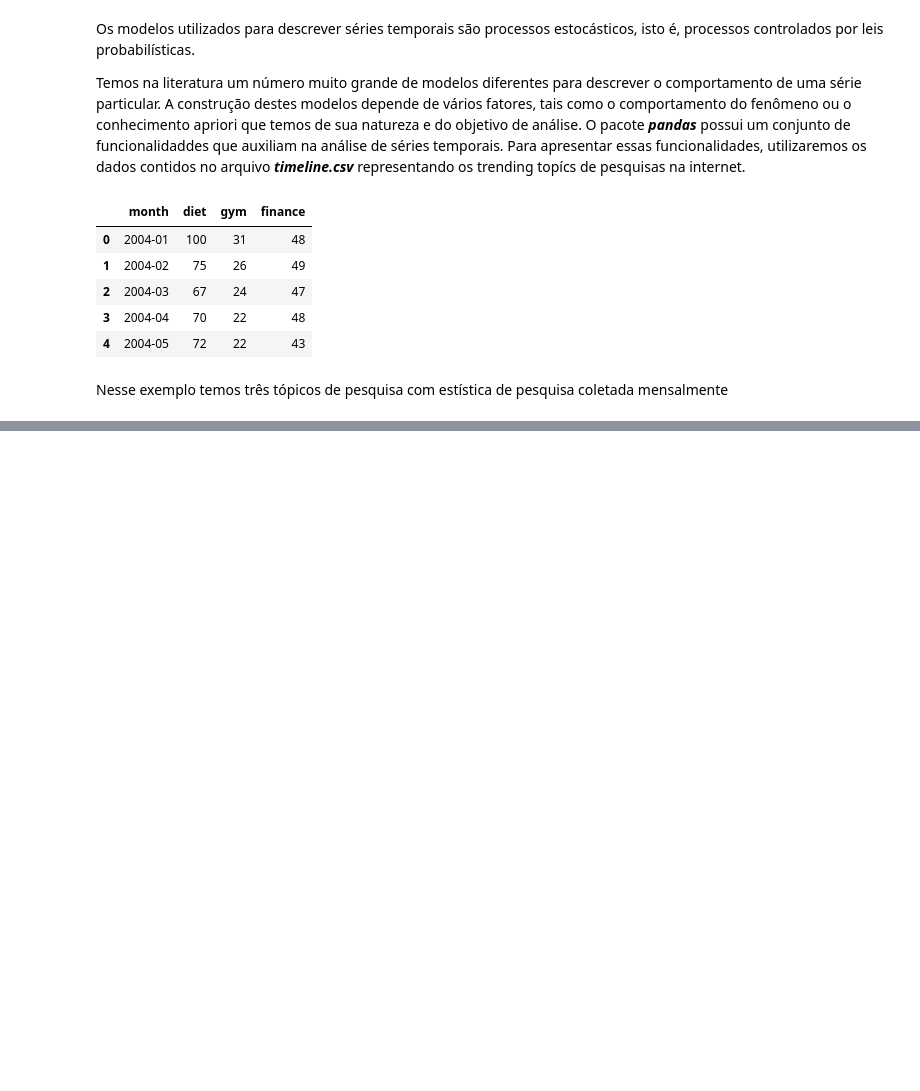
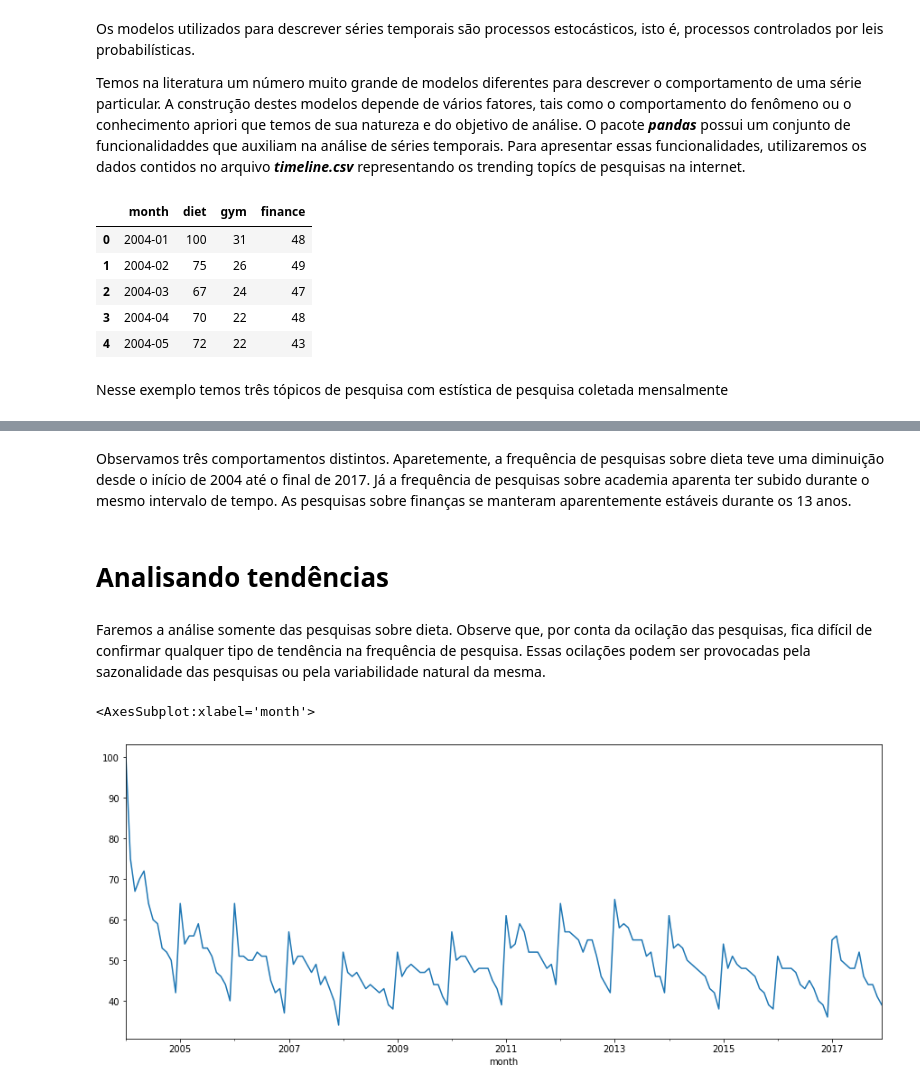
Before and after one commit to Pedro-Landin/Time_Series, a Jupyter notebook: pandas_series1.ipynb, the cells around one changed output, grey strips where cells are left out. Saved outputs shown, nothing was run; the diff lists cells and outputs as text; code cells hidden in the pictures; blank space fills up the shorter version.

```diff
--- a/pandas_series1.ipynb
+++ b/pandas_series1.ipynb
@@ -29,0 +103,11 @@ Nesse exemplo temos três tópicos de pesquisa com estística de pesquisa coleta
+# %% [markdown]
+Observamos três comportamentos distintos. Aparetemente, a frequência de pesquisas sobre dieta teve uma diminuição desde o início de 2004 até o final de 2017. Já a frequência de pesquisas sobre academia aparenta ter subido durante o mesmo intervalo de tempo. As pesquisas sobre finanças se manteram aparentemente estáveis durante os 13 anos.
+# %% [markdown]
+# Analisando tendências
+# %% [markdown]
+Faremos a análise somente das pesquisas sobre dieta. Observe que, por conta da ocilação das pesquisas, fica difícil de confirmar qualquer tipo de tendência na frequência de pesquisa. Essas ocilações podem ser provocadas pela sazonalidade das pesquisas ou pela variabilidade natural da mesma.
+# %%
+df.diet.plot(figsize=(15, 6))
+# %% [output]
+<AxesSubplot:xlabel='month'>
+[figure, added]
```
Also changed, not shown: parts of 17 cells of this notebook.
